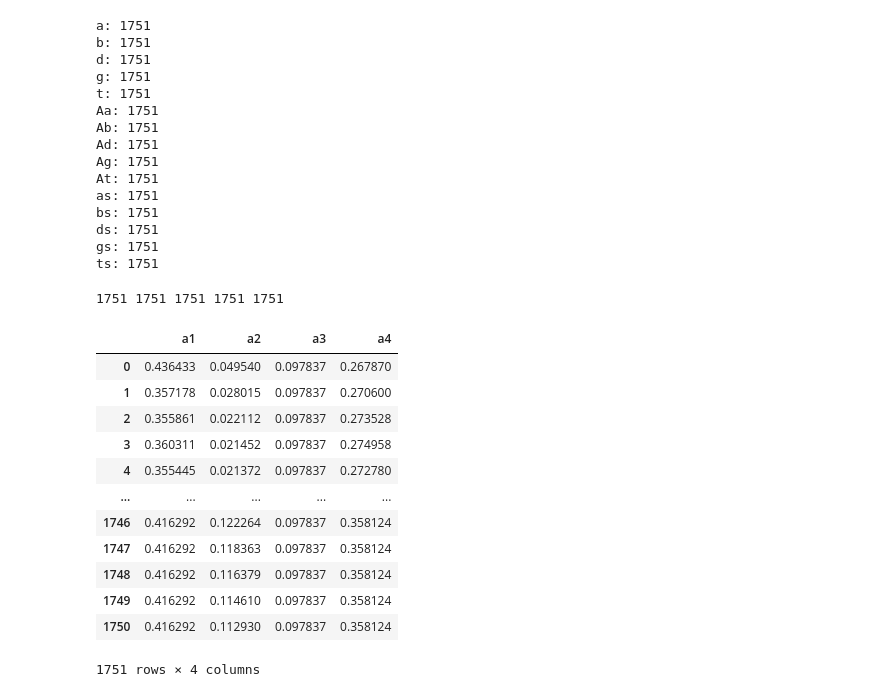
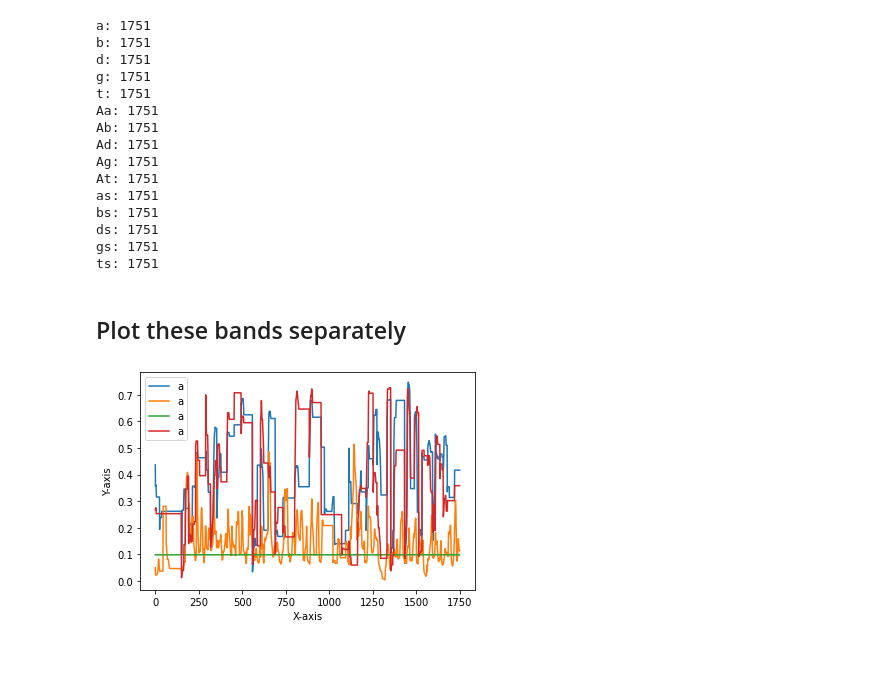
Before and after one commit to asheeshcric/VA, a Jupyter notebook: notebooks/EEG_Feature_Extraction.ipynb, the cells around one changed output. Drawn from its saved outputs; the diff is of its cells as text; code cells hidden in the pictures; blank space fills up the shorter version.

Commit message:
Plot one of the EEG bands

```diff
--- a/notebooks/EEG_Feature_Extraction.ipynb
+++ b/notebooks/EEG_Feature_Extraction.ipynb
@@ -89,5 +67,3 @@ a, b, d, g, t = read_eeg_file(eeg_path)
-# %%
-print(len(a), len(b), len(d), len(g), len(t))
-# %% [output]
-1751 1751 1751 1751 1751
+# %% [markdown]
+## Plot these bands separately
 # %%
@@ -95,17 +73,12 @@ import pandas as pd
-# %%
-X = pd.DataFrame(a, columns=['a1', 'a2', 'a3', 'a4'])
-X
-# %% [output]
-|  | a1 | a2 | a3 | a4 |
-| 0 | 0.436433 | 0.049540 | 0.097837 | 0.267870 |
-| 1 | 0.357178 | 0.028015 | 0.097837 | 0.270600 |
-| 2 | 0.355861 | 0.022112 | 0.097837 | 0.273528 |
-| 3 | 0.360311 | 0.021452 | 0.097837 | 0.274958 |
-| 4 | 0.355445 | 0.021372 | 0.097837 | 0.272780 |
-| ... | ... | ... | ... | ... |
-| 1746 | 0.416292 | 0.122264 | 0.097837 | 0.358124 |
-| 1747 | 0.416292 | 0.118363 | 0.097837 | 0.358124 |
-| 1748 | 0.416292 | 0.116379 | 0.097837 | 0.358124 |
-| 1749 | 0.416292 | 0.114610 | 0.097837 | 0.358124 |
-| 1750 | 0.416292 | 0.112930 | 0.097837 | 0.358124 |
-1751 rows × 4 columns
+# %%
+plt.xlabel("X-axis")
+plt.ylabel("Y-axis")
+x = list(range(len(bands['a'])))
+for band in bands:
+    plt.plot(x, bands[band], label=band)
+    break
+
+plt.legend()
+plt.show()
+# %% [output]
+[figure, added]
```
Also changed, not shown: parts of 3 cells of this notebook.
